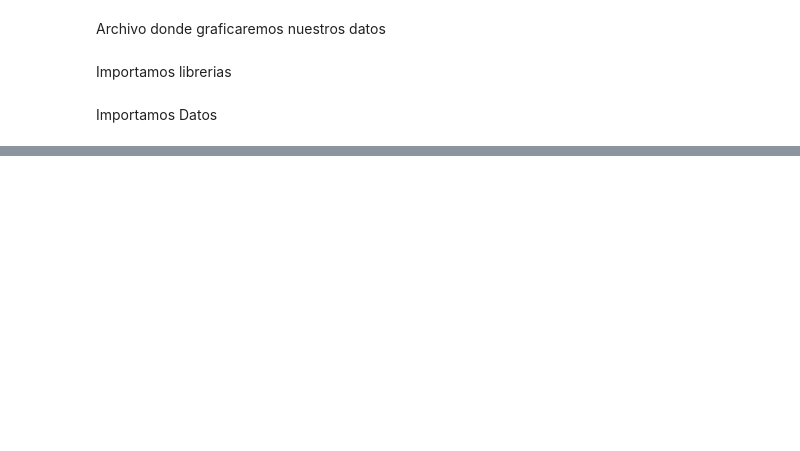
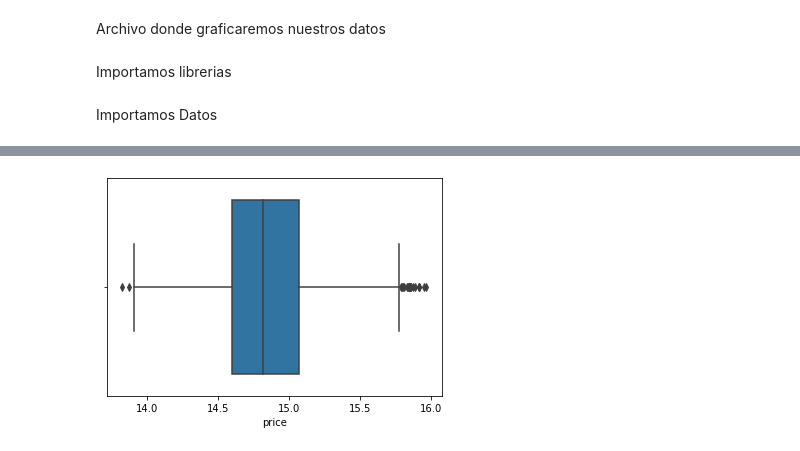
Before and after one commit to lucialopezwallace/tesis-mim, a Jupyter notebook: data_description_analisis (api).ipynb, the cells around one changed output, grey strips where cells are left out. Saved outputs shown, nothing was run; the diff lists cells and outputs as text; code cells hidden in the pictures; blank space fills up the shorter version.

```diff
--- a/data_description_analisis (api).ipynb
+++ b/data_description_analisis (api).ipynb
@@ -234,0 +47,6 @@ plt.show()
+# %%
+# Cómo ver outliers
+sns.boxplot(x=np.log(datos['price']))
+plt.show()
+# %% [output]
+[figure, added]
```
Also changed, not shown: parts of 25 cells of this notebook, 8 other files.
